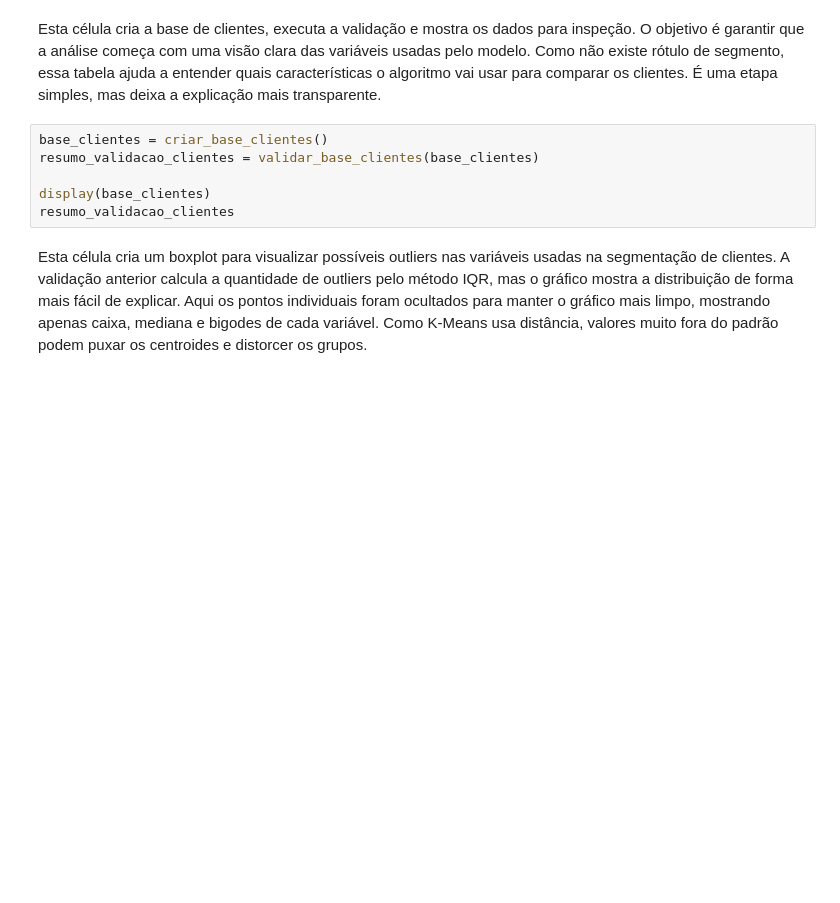
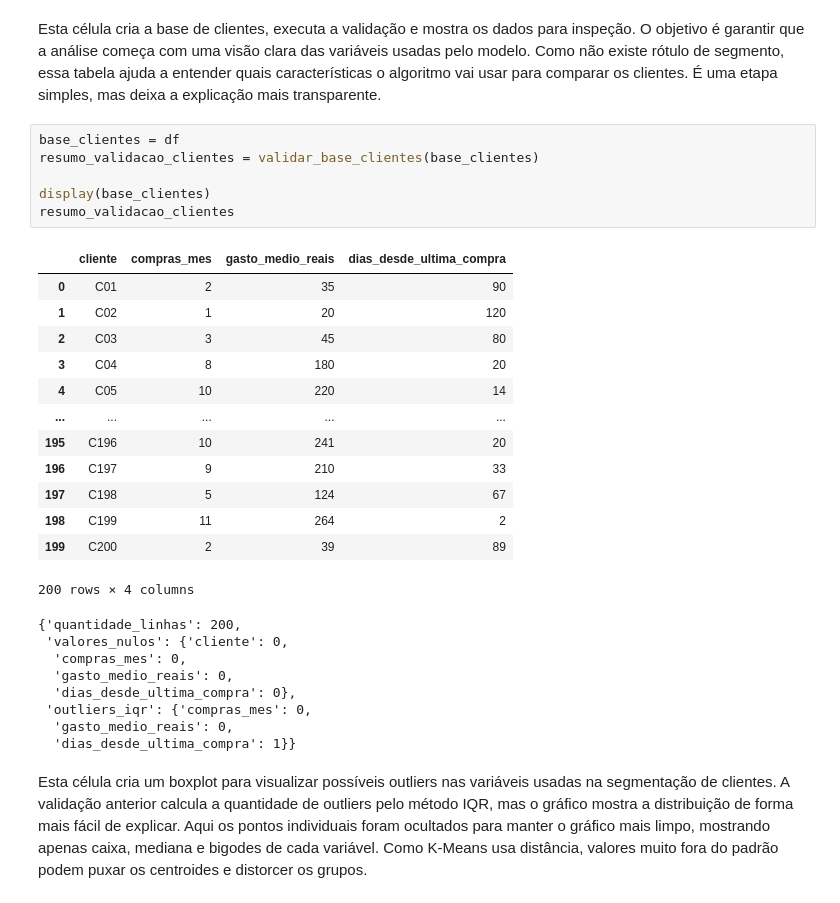
Before and after one commit to cidade-felipe/atv-ia-exemplos-supervisionado-nao-supervisionado, a Jupyter notebook: notebooks/02_ia_nao_supervisionada_segmentacao.ipynb, the cells around one changed output. Drawn from its saved outputs; the diff is of its cells as text; blank space fills up the shorter version.

```diff
--- a/notebooks/02_ia_nao_supervisionada_segmentacao.ipynb
+++ b/notebooks/02_ia_nao_supervisionada_segmentacao.ipynb
@@ -87,11 +68,33 @@ def validar_base_clientes(base_clientes: pd.DataFrame) -> dict:
 # %% [markdown]
 Esta célula cria a base de clientes, executa a validação e mostra os dados para inspeção. O objetivo é garantir que a análise começa com uma visão clara das variáveis usadas pelo modelo. Como não existe rótulo de segmento, essa tabela ajuda a entender quais características o algoritmo vai usar para comparar os clientes. É uma etapa simples, mas deixa a explicação mais transparente.
 # %%
-base_clientes = criar_base_clientes()
+base_clientes = df
 resumo_validacao_clientes = validar_base_clientes(base_clientes)
 
 display(base_clientes)
 resumo_validacao_clientes
+# %% [output]
+|  | cliente | compras_mes | gasto_medio_reais | dias_desde_ultima_compra |
+| 0 | C01 | 2 | 35 | 90 |
+| 1 | C02 | 1 | 20 | 120 |
+| 2 | C03 | 3 | 45 | 80 |
+| 3 | C04 | 8 | 180 | 20 |
+| 4 | C05 | 10 | 220 | 14 |
+| ... | ... | ... | ... | ... |
+| 195 | C196 | 10 | 241 | 20 |
+| 196 | C197 | 9 | 210 | 33 |
+| 197 | C198 | 5 | 124 | 67 |
+| 198 | C199 | 11 | 264 | 2 |
+| 199 | C200 | 2 | 39 | 89 |
+200 rows × 4 columns
+{'quantidade_linhas': 200,
+ 'valores_nulos': {'cliente': 0,
+  'compras_mes': 0,
+  'gasto_medio_reais': 0,
+  'dias_desde_ultima_compra': 0},
+ 'outliers_iqr': {'compras_mes': 0,
+  'gasto_medio_reais': 0,
+  'dias_desde_ultima_compra': 1}}
 # %% [markdown]
 Esta célula cria um boxplot para visualizar possíveis outliers nas variáveis usadas na segmentação de clientes. A validação anterior calcula a quantidade de outliers pelo método IQR, mas o gráfico mostra a distribuição de forma mais fácil de explicar. Aqui os pontos individuais foram ocultados para manter o gráfico mais limpo, mostrando apenas caixa, mediana e bigodes de cada variável. Como K-Means usa distância, valores muito fora do padrão podem puxar os centroides e distorcer os grupos.
 # %%
```
Also changed, not shown: parts of 7 cells of this notebook, 11 other files.
